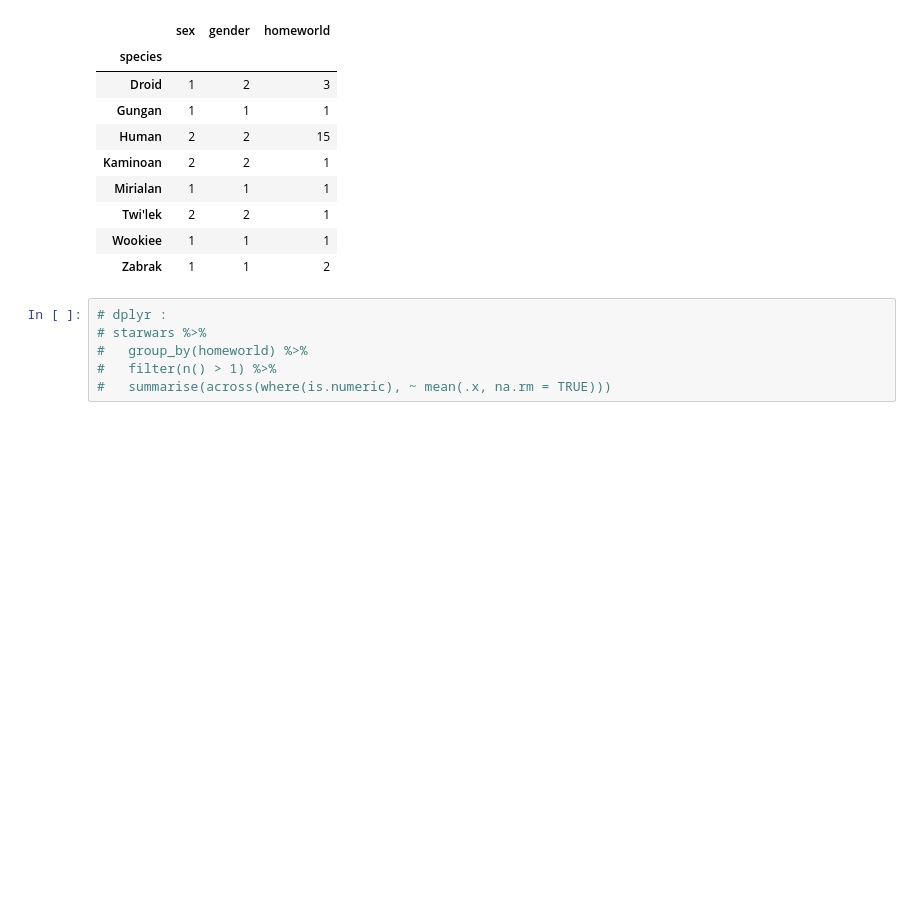
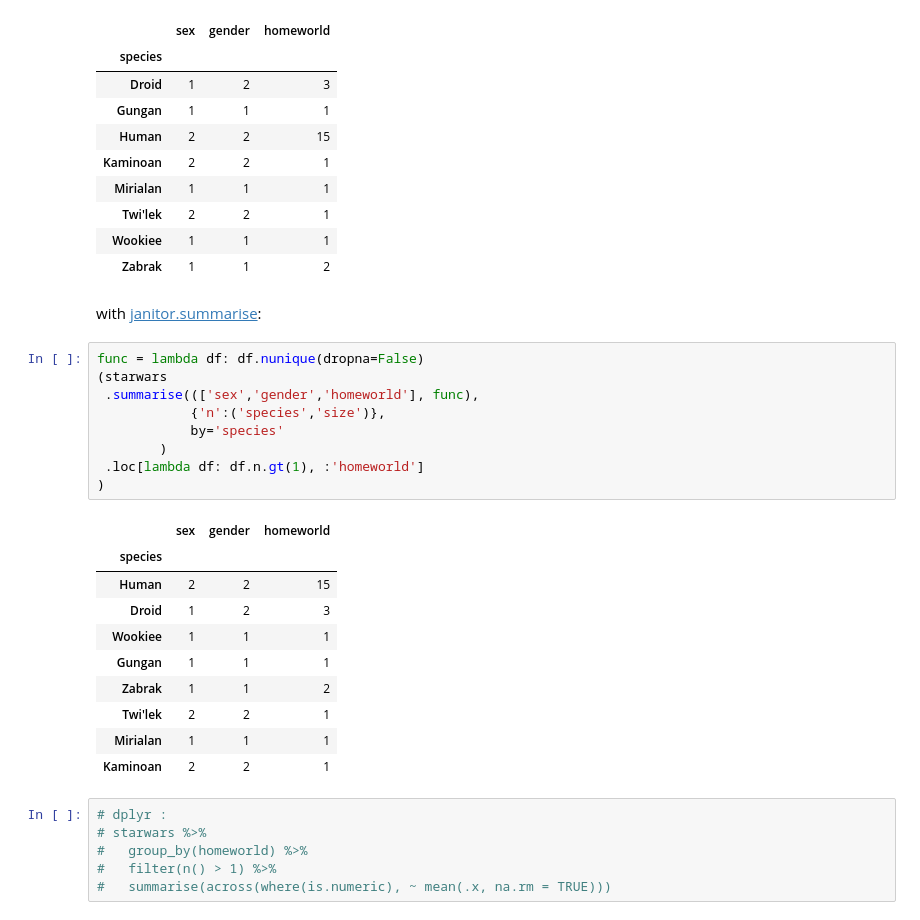
Before and after one commit to samukweku/data-wrangling-blog, a Jupyter notebook: notebooks/dplyr-across-in-Pandas.ipynb, the cells around one changed output. Cells and saved outputs as stored; diff of their text form; blank space fills up the shorter version.

```diff
--- a/notebooks/dplyr-across-in-Pandas.ipynb
+++ b/notebooks/dplyr-across-in-Pandas.ipynb
@@ -92,6 +95,28 @@ Another approach is with the [pipe](https://pandas.pydata.org/docs/reference/api
 | Twi'lek | 2 | 2 | 1 |
 | Wookiee | 1 | 1 | 1 |
 | Zabrak | 1 | 1 | 2 |
+# %% [markdown]
+with [janitor.summarise](https://pyjanitor-devs.github.io/pyjanitor/api/functions/#janitor.functions.summarise.summarise):
+# %%
+func = lambda df: df.nunique(dropna=False)
+(starwars
+ .summarise((['sex','gender','homeworld'], func),
+            {'n':('species','size')},
+            by='species'
+        )
+ .loc[lambda df: df.n.gt(1), :'homeworld']
+)
+# %% [output]
+|  | sex | gender | homeworld |
+| species |  |  |  |
+| Human | 2 | 2 | 15 |
+| Droid | 1 | 2 | 3 |
+| Wookiee | 1 | 1 | 1 |
+| Gungan | 1 | 1 | 1 |
+| Zabrak | 1 | 1 | 2 |
+| Twi'lek | 2 | 2 | 1 |
+| Mirialan | 1 | 1 | 1 |
+| Kaminoan | 2 | 2 | 1 |
 # %%
 # dplyr :
 # starwars %>%
```
Also changed, not shown: parts of 7 cells of this notebook.
